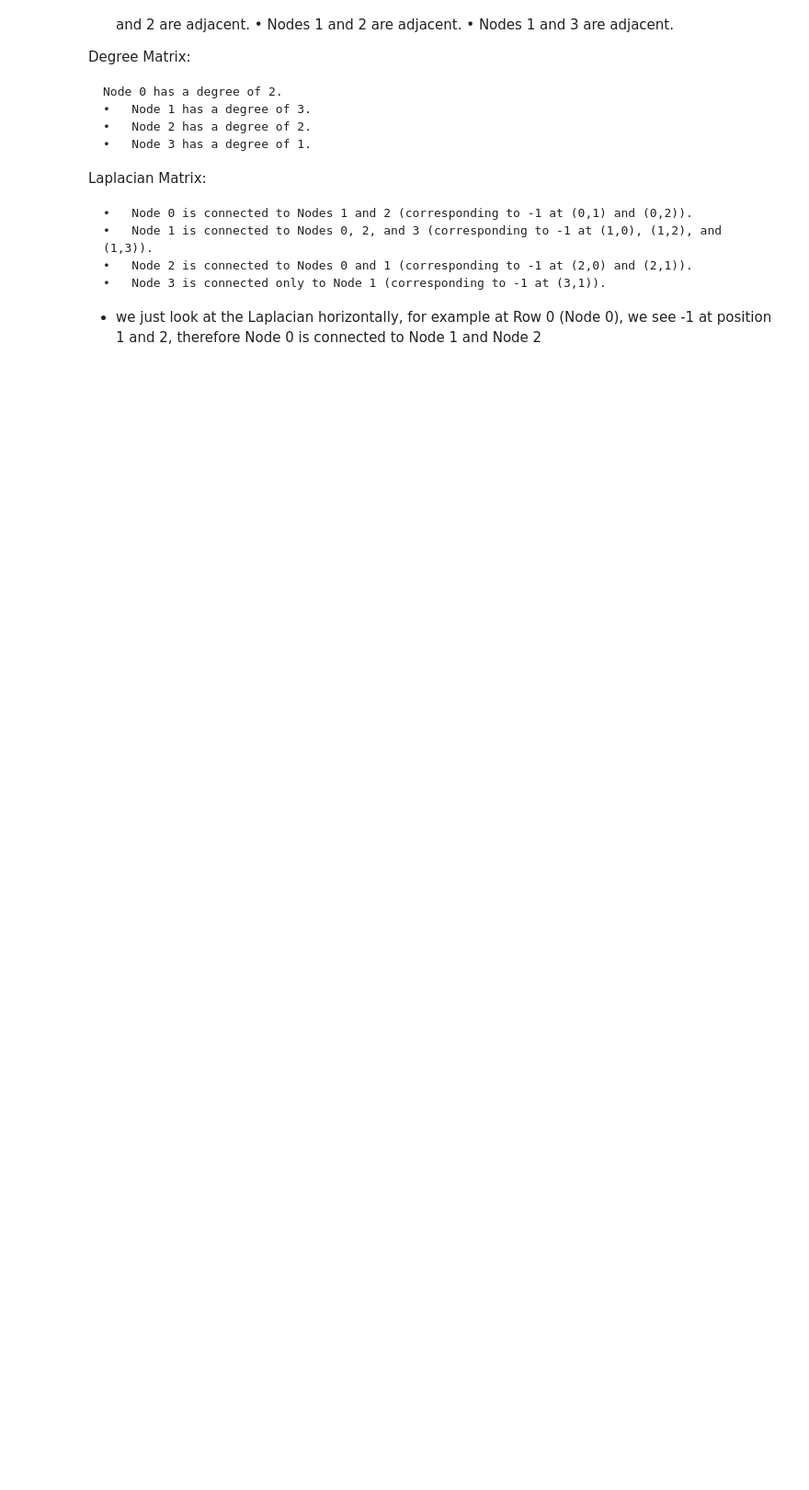
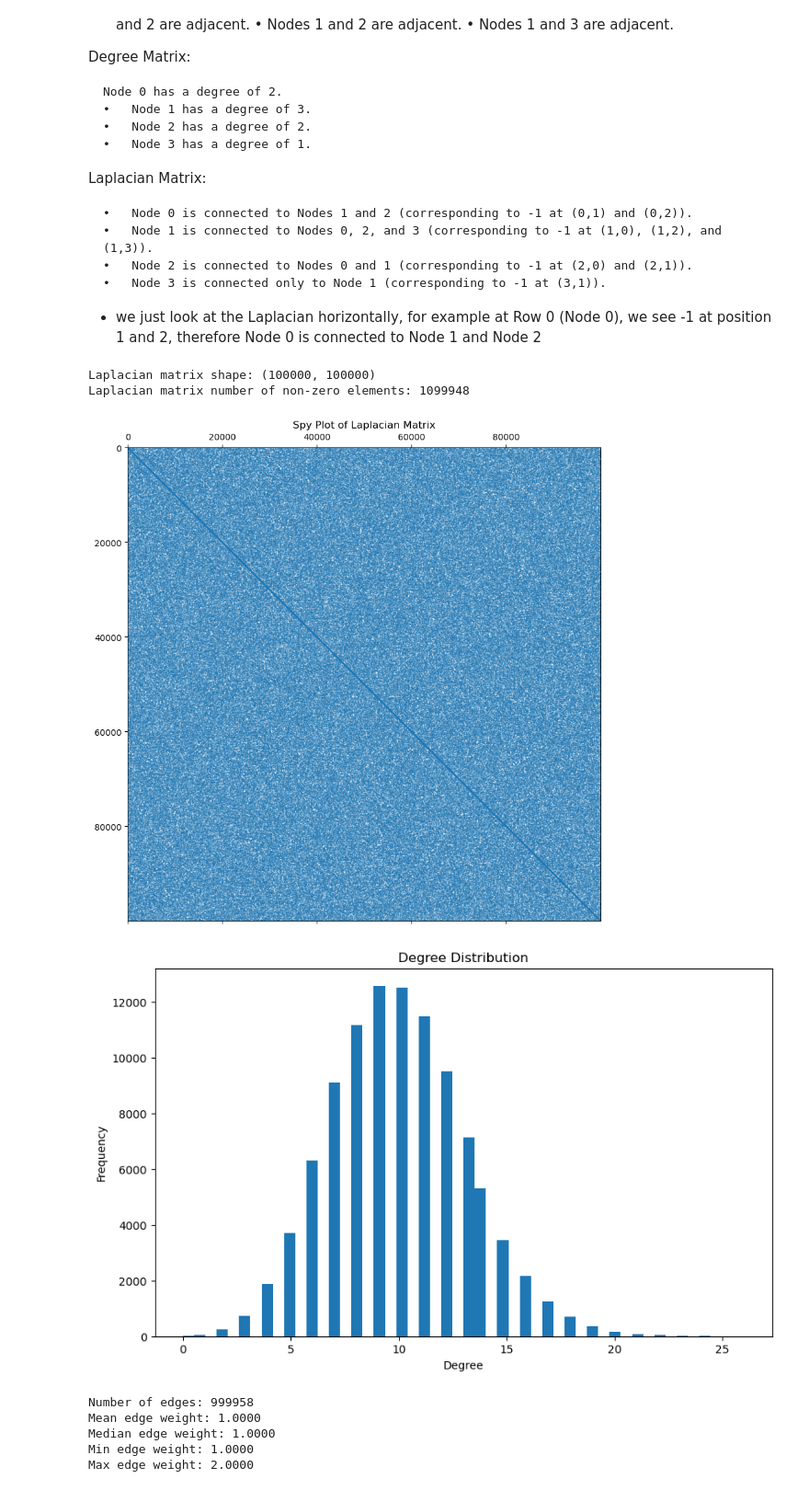
Before and after one commit to freddiek4/F2024_Statisitcal_Compute_UCSB, a Jupyter notebook: matrices.ipynb, the cells around one changed output. Shown at 92% size. Drawn from its saved outputs; the diff is of its cells as text; code cells hidden in the pictures; blank space fills up the shorter version.

```diff
--- a/matrices.ipynb
+++ b/matrices.ipynb
@@ -69,3 +70,43 @@ Laplacian Matrix:
 	•	Node 3 is connected only to Node 1 (corresponding to -1 at (3,1)).
 
 - we just look at the Laplacian horizontally, for example at Row 0 (Node 0), we see -1 at position 1 and 2, therefore Node 0 is connected to Node 1 and Node 2
+# %%
+# large graph (at least for my computer lol)
+n = 100000
+m = 500000
+
+np.random.seed(42)
+edges = [(np.random.randint(0, n), np.random.randint(0, n)) for _ in range(m)]
+A_sparse = adjacency_matrix_sparse(edges, n)
+L_sparse = laplacian_matrix_sparse(A_sparse)
+
+print(f"Laplacian matrix shape: {L_sparse.shape}")
+print(f"Laplacian matrix number of non-zero elements: {L_sparse.nnz}")
+plt.figure(figsize=(10, 10))
+plt.spy(L_sparse, markersize=0.1)
+plt.title("Spy Plot of Laplacian Matrix")
+plt.show()
+
+degrees = L_sparse.diagonal()
+plt.figure(figsize=(10, 6))
+plt.hist(degrees, bins=50)
+plt.title("Degree Distribution")
+plt.xlabel("Degree")
+plt.ylabel("Frequency")
+plt.show()
+
+print(f"Number of edges: {len(edge_weights)}")
+print(f"Mean edge weight: {np.mean(edge_weights):.4f}")
+print(f"Median edge weight: {np.median(edge_weights):.4f}")
+print(f"Min edge weight: {np.min(edge_weights):.4f}")
+print(f"Max edge weight: {np.max(edge_weights):.4f}")
+# %% [output]
+Laplacian matrix shape: (100000, 100000)
+Laplacian matrix number of non-zero elements: 1099948
+[figure, added]
+[figure, added]
+Number of edges: 999958
+Mean edge weight: 1.0000
+Median edge weight: 1.0000
+Min edge weight: 1.0000
+Max edge weight: 2.0000
```
Also changed, not shown: parts of 2 cells of this notebook.
